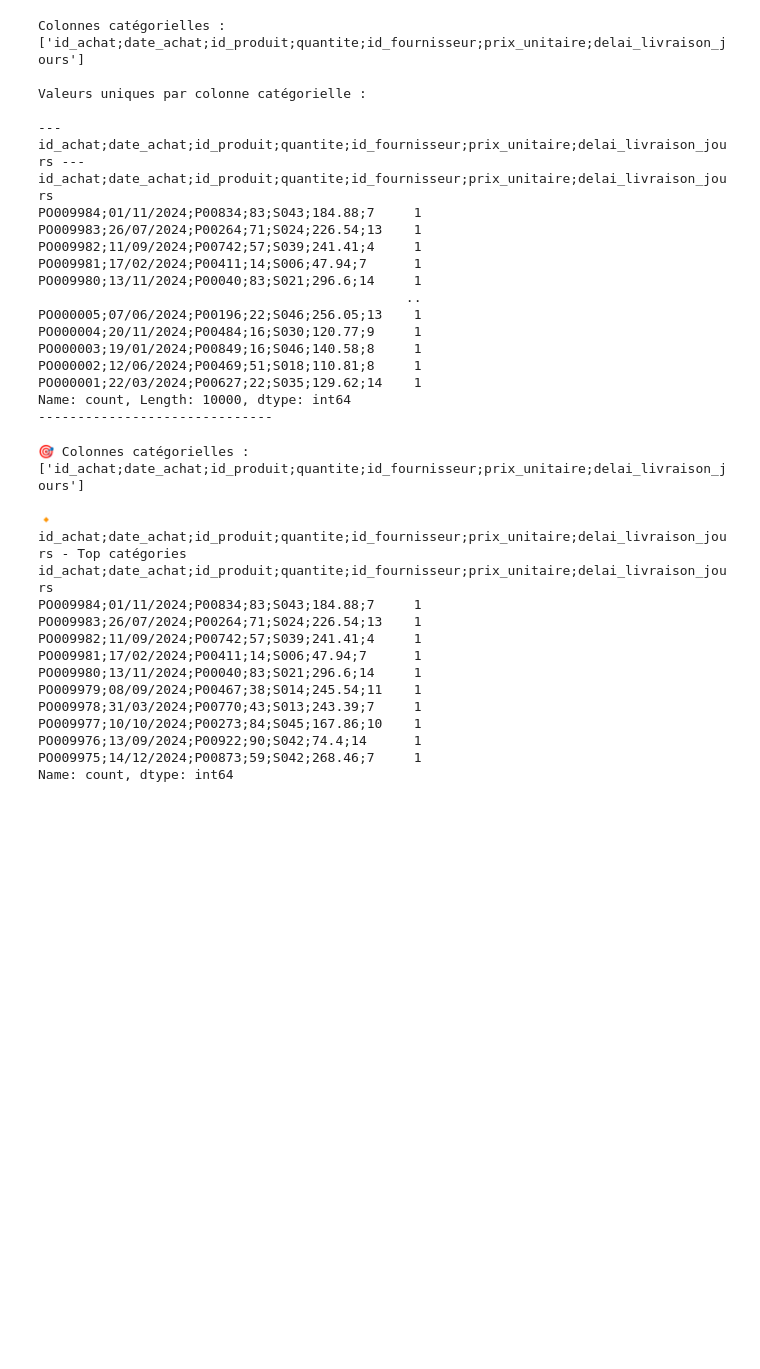
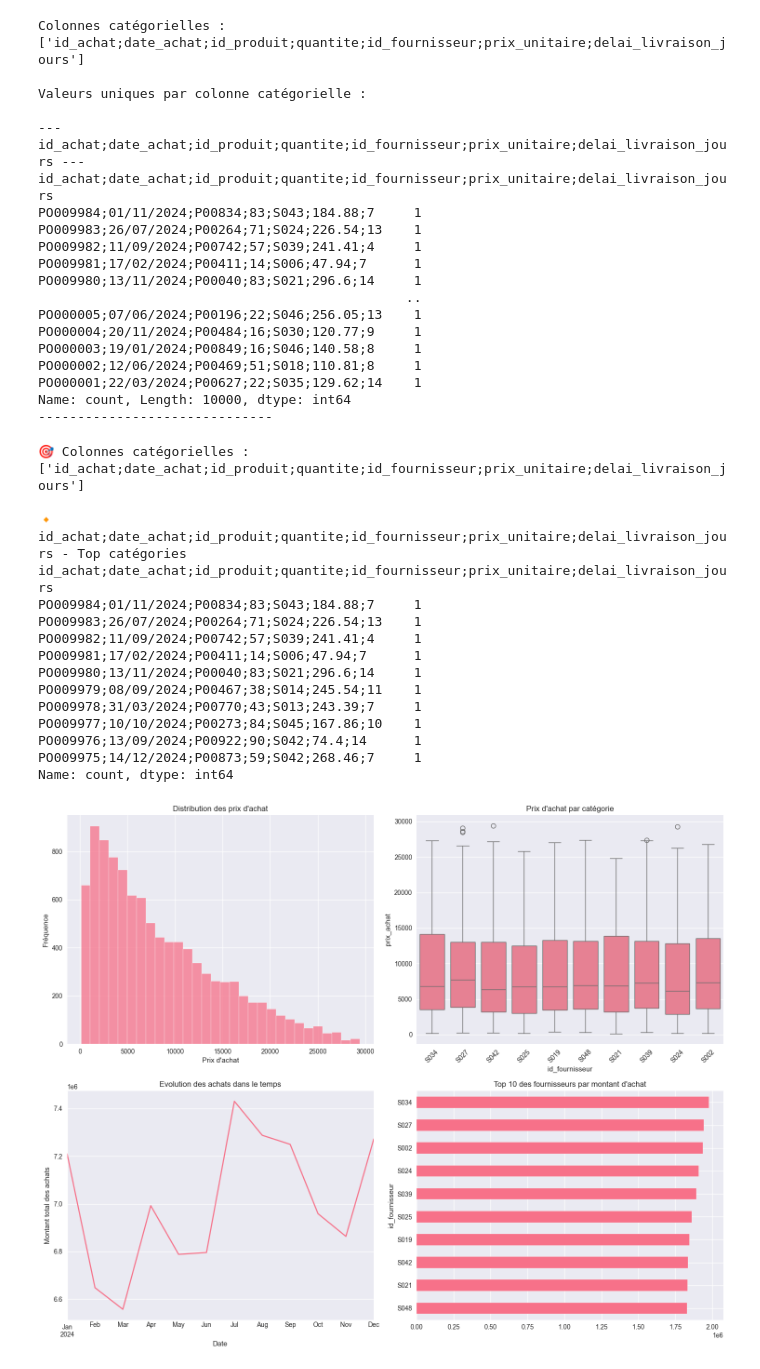
Before and after one commit to YoannAbriel2/ProjectSPE1, a Jupyter notebook: Pre-Proc/PP_achats.ipynb, the cells around one changed output. Drawn from its saved outputs; the diff is of its cells as text; code cells hidden in the pictures; blank space fills up the shorter version.

```diff
--- a/Pre-Proc/PP_achats.ipynb
+++ b/Pre-Proc/PP_achats.ipynb
@@ -148,3 +148,59 @@ PO009977;10/10/2024;P00273;84;S045;167.86;10    1
 PO009976;13/09/2024;P00922;90;S042;74.4;14      1
 PO009975;14/12/2024;P00873;59;S042;268.46;7     1
 Name: count, dtype: int64
+# %%
+# Lecture du fichier des achats
+df_achats = df  # Using the already loaded DataFrame from cell 2
+
+# Configuration du style des graphiques
+# Configuration du style des graphiques
+plt.style.use('seaborn-v0_8')  # Using a valid style name
+sns.set_palette("husl")# Lecture du fichier des achats et séparation des colonnes
+df_achats = df[df.columns[0]].str.split(';', expand=True)
+df_achats.columns = ['id_achat', 'date_achat', 'id_produit', 'quantite', 'id_fournisseur', 'prix_unitaire', 'delai_livraison_jours']
+
+# Conversion des types de données
+df_achats['prix_unitaire'] = df_achats['prix_unitaire'].astype(float)
+df_achats['quantite'] = df_achats['quantite'].astype(int)
+df_achats['prix_achat'] = df_achats['prix_unitaire'] * df_achats['quantite']
+
+# Configuration du style des graphiques
+plt.style.use('seaborn-v0_8')  # Using a valid style name
+sns.set_palette("husl")
+
+# Création d'une figure avec 2x2 sous-graphiques
+fig, ((ax1, ax2), (ax3, ax4)) = plt.subplots(2, 2, figsize=(15, 12))
+
+# 1. Distribution des prix d'achat
+sns.histplot(data=df_achats, x='prix_achat', bins=30, ax=ax1)
+ax1.set_title('Distribution des prix d\'achat')
+ax1.set_xlabel('Prix d\'achat')
+ax1.set_ylabel('Fréquence')
+
+# 2. Boîte à moustaches des prix par catégorie
+# 2. Boîte à moustaches des prix par fournisseur (limité aux 10 premiers pour la lisibilité)
+top_10_fournisseurs = df_achats.groupby('id_fournisseur')['prix_achat'].sum().nlargest(10).index
+df_top10 = df_achats[df_achats['id_fournisseur'].isin(top_10_fournisseurs)]
+sns.boxplot(data=df_top10, x='id_fournisseur', y='prix_achat', ax=ax2)
+ax2.set_title('Prix d\'achat par fournisseur (Top 10)')
+ax2.set_xticklabels(ax2.get_xticklabels(), rotation=45)
+ax2.set_title('Prix d\'achat par catégorie')
+ax2.set_xticklabels(ax2.get_xticklabels(), rotation=45)
+
+# 3. Evolution temporelle des achats
+df_achats['date_achat'] = pd.to_datetime(df_achats['date_achat'])
+achats_mensuel = df_achats.groupby(df_achats['date_achat'].dt.to_period('M'))['prix_achat'].sum()
+achats_mensuel.plot(kind='line', ax=ax3)
+ax3.set_title('Evolution des achats dans le temps')
+ax3.set_xlabel('Date')
+ax3.set_ylabel('Montant total des achats')
+
+# 4. Top 10 des fournisseurs par montant d'achat
+top_fournisseurs = df_achats.groupby('id_fournisseur')['prix_achat'].sum().sort_values(ascending=True).tail(10)
+top_fournisseurs.plot(kind='barh', ax=ax4)
+ax4.set_title('Top 10 des fournisseurs par montant d\'achat')
+
+plt.tight_layout()
+plt.show()
+# %% [output]
+[figure, added]
```
Also changed, not shown: 2 other files.
